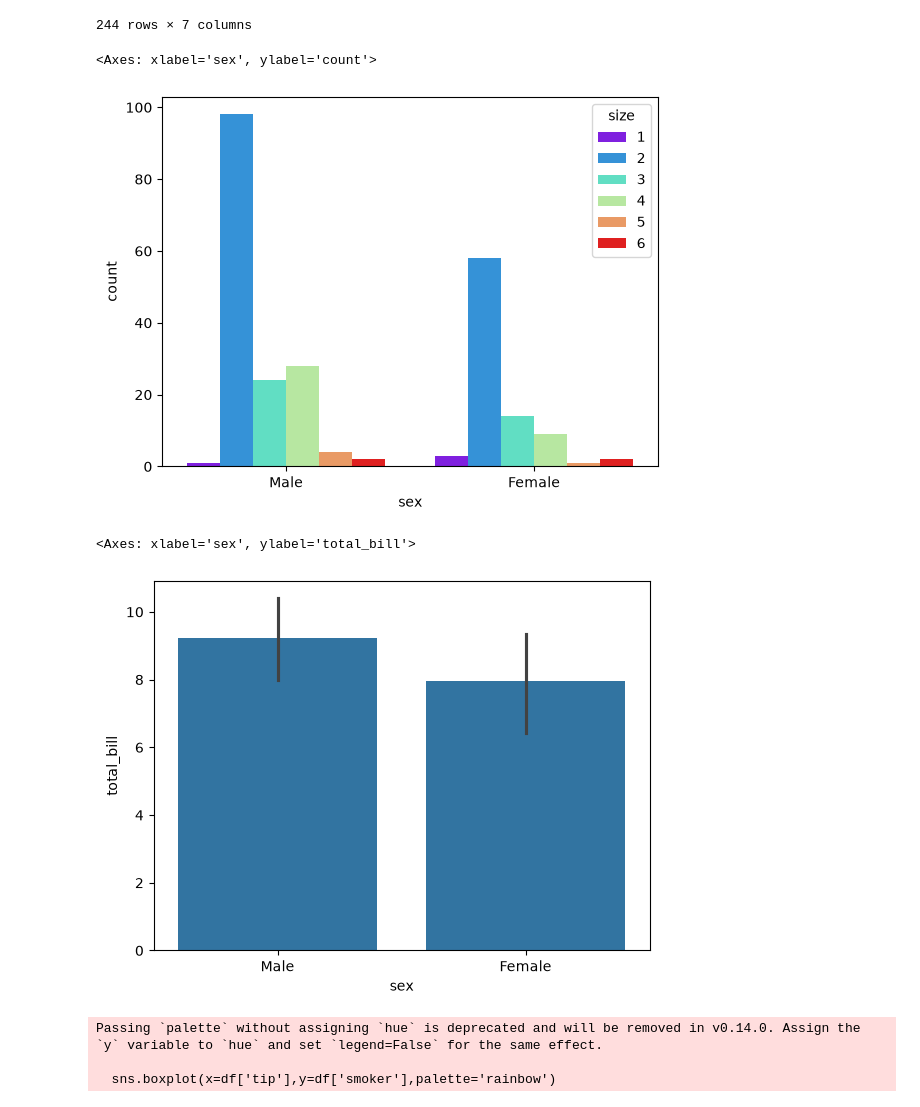
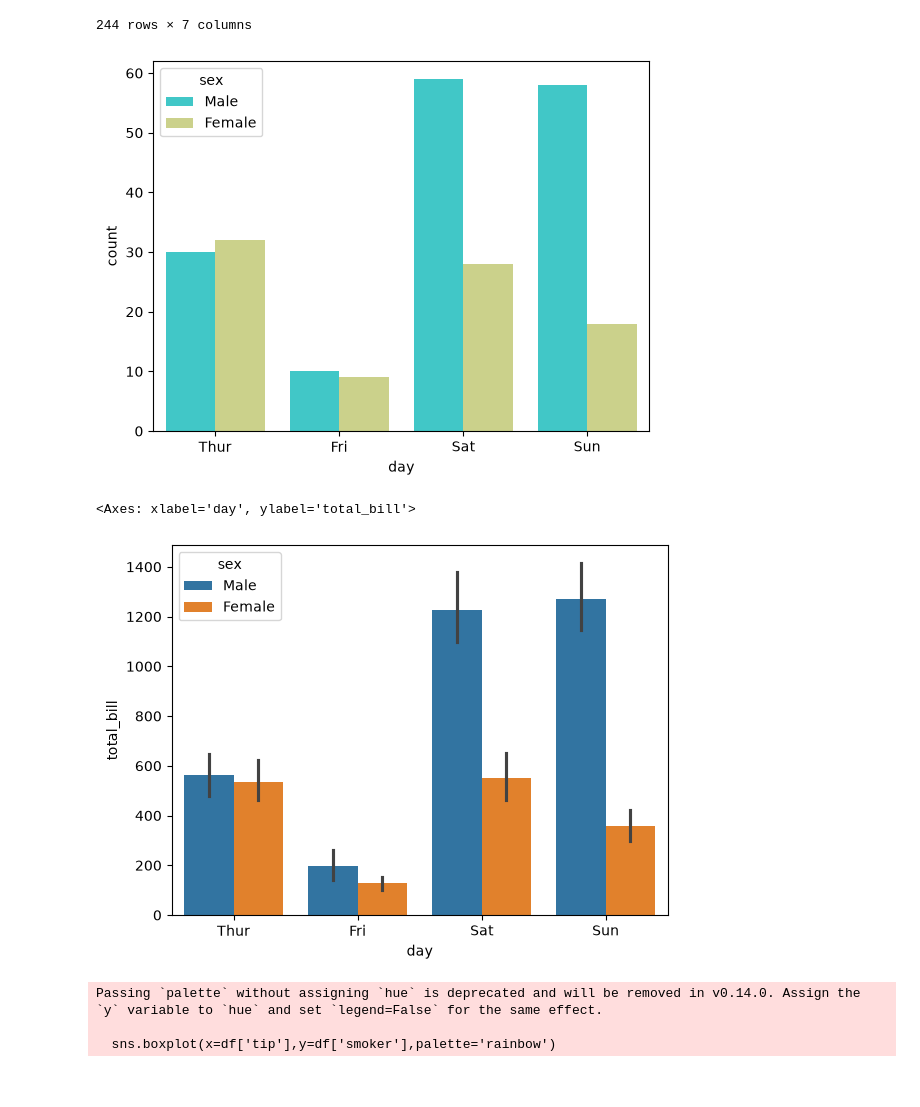
Before and after one commit to krishbhandari013/AIML, a Jupyter notebook: matplot and seabon/three.ipynb, the cells around one changed output. Cells and saved outputs as stored; diff of their text form; code cells hidden in the pictures.

```diff
--- a/matplot and seabon/three.ipynb
+++ b/matplot and seabon/three.ipynb
@@ -19,16 +19,16 @@ df
 | 243 | 18.78 | 3.00 | Female | No | Thur | Dinner | 2 |
 244 rows × 7 columns
 # %%
-sns.countplot(x=df['sex'],hue=df['size'],palette='rainbow')
+ax = sns.countplot(x='day',hue='sex', data=df, palette='rainbow')
+plt.show()
 # %% [output]
-<Axes: xlabel='sex', ylabel='count'>
-[figure, old version]
+[figure, new version]
 # %%
 import numpy as np
-sns.barplot(x=df["sex"],y=df['total_bill'],estimator=np.std)
+sns.barplot(x=df["day"],y=df['total_bill'],hue=df['sex'],estimator=np.sum)
 # %% [output]
-<Axes: xlabel='sex', ylabel='total_bill'>
+<Axes: xlabel='day', ylabel='total_bill'>
-[figure, old version]
+[figure, new version]
 # %%
 sns.boxplot(x=df['tip'],y=df['smoker'],palette='rainbow')
 # %% [output]
```
Also changed, not shown: 3 other files.
